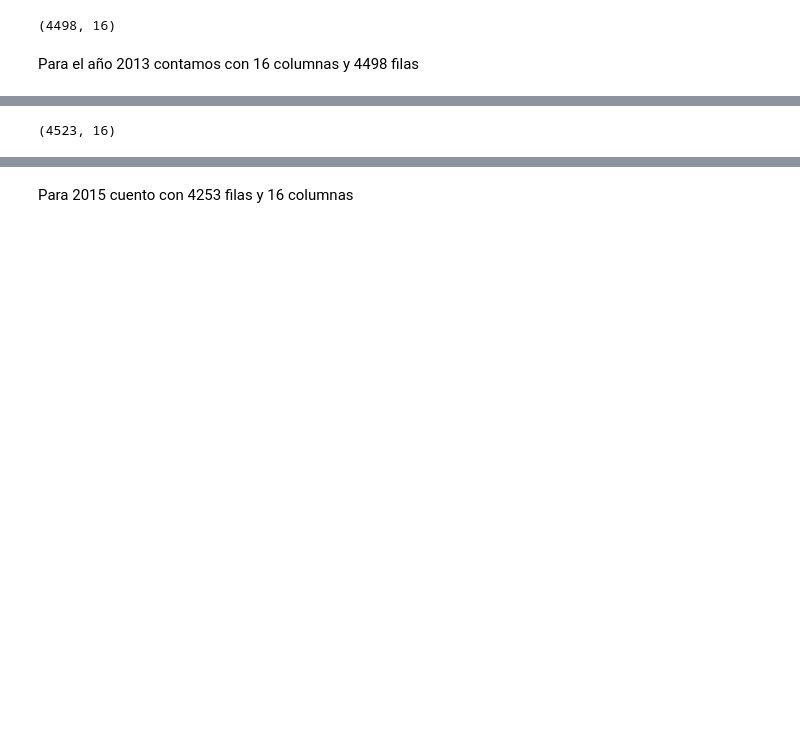
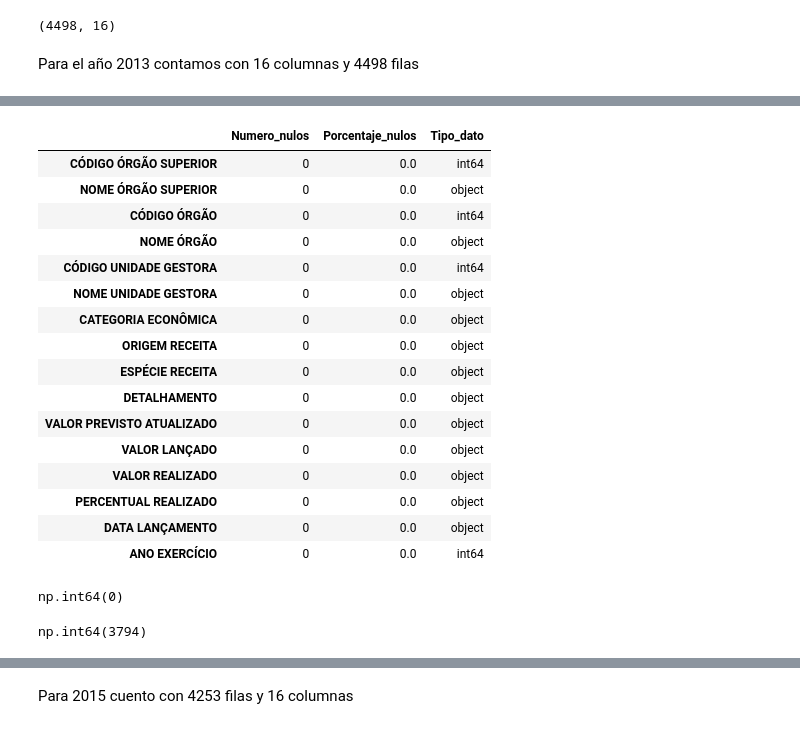
Before and after one commit to raquelscv/Proyecto2-AnalisisPandas, a Jupyter notebook: Analisis-Ingresos-Brasil.ipynb, the cells around one changed output, grey strips where cells are left out. Cells and saved outputs as stored; diff of their text form; code cells hidden in the pictures; blank space fills up the shorter version.

```diff
--- a/Analisis-Ingresos-Brasil.ipynb
+++ b/Analisis-Ingresos-Brasil.ipynb
@@ -12,6 +14,6 @@ Voy a comenzar leyendo cada uno de los csv
 # %%
-#Leo el csv de datos de 2013 y observo las primeras filas de este csv
-df_2013 = pd.read_csv("datos/datos-2013.csv", sep=";", encoding="ISO-8859-1")
+#lee el csv de datos de 2013 y saca las primeras filas para una observacion inicial
+df_2013 = pd.read_csv("datos/datos-2013.csv", sep=";", encoding="latin-1")
 df_2013.head()
 # %% [output]
 |  | CÓDIGO ÓRGÃO SUPERIOR | NOME ÓRGÃO SUPERIOR | CÓDIGO ÓRGÃO | NOME ÓRGÃO | CÓDIGO UNIDADE GESTORA | ... |
@@ -173,5 +32,39 @@ df_2015.head()
-# %%
-#Me saco el numero de filas y columnas de este dataframe
-df_2015.shape
-# %% [output]
-(4523, 16)
+# %%
+#se genera una funcion para obtener un reporte para cada dataframe por cada año que de la informacion del numero de nulos, del porcentaje de nulos y del tipo de dato (por cada columna)
+def info_reporte(dataframe):
+    df_report = pd.DataFrame()
+    df_report["Numero_nulos"] = dataframe.isnull().sum()
+    df_report["Porcentaje_nulos"] = round((dataframe.isnull().sum()/dataframe.shape[0]*100), 2)
+    df_report["Tipo_dato"] = dataframe.dtypes
+    return df_report
+# %%
+#llama a la funcion y la aplica al dataframe
+info_reporte(df_2013)
+# %% [output]
+|  | Numero_nulos | Porcentaje_nulos | Tipo_dato |
+| CÓDIGO ÓRGÃO SUPERIOR | 0 | 0.0 | int64 |
+| NOME ÓRGÃO SUPERIOR | 0 | 0.0 | object |
+| CÓDIGO ÓRGÃO | 0 | 0.0 | int64 |
+| NOME ÓRGÃO | 0 | 0.0 | object |
+| CÓDIGO UNIDADE GESTORA | 0 | 0.0 | int64 |
+| NOME UNIDADE GESTORA | 0 | 0.0 | object |
+| CATEGORIA ECONÔMICA | 0 | 0.0 | object |
+| ORIGEM RECEITA | 0 | 0.0 | object |
+| ESPÉCIE RECEITA | 0 | 0.0 | object |
+| DETALHAMENTO | 0 | 0.0 | object |
+| VALOR PREVISTO ATUALIZADO | 0 | 0.0 | object |
+| VALOR LANÇADO | 0 | 0.0 | object |
+| VALOR REALIZADO | 0 | 0.0 | object |
+| PERCENTUAL REALIZADO | 0 | 0.0 | object |
+| DATA LANÇAMENTO | 0 | 0.0 | object |
+| ANO EXERCÍCIO | 0 | 0.0 | int64 |
+# %%
+#comprueba si hay duplicados por todas las columnas
+df_2013.duplicated().sum()
+# %% [output]
+np.int64(0)
+# %%
+#comprueba si hay duplicados por la columna DETALHAMENTO
+df_2013.duplicated("DETALHAMENTO").sum()
+# %% [output]
+np.int64(3794)
```
Also changed, not shown: parts of 77 cells of this notebook.
